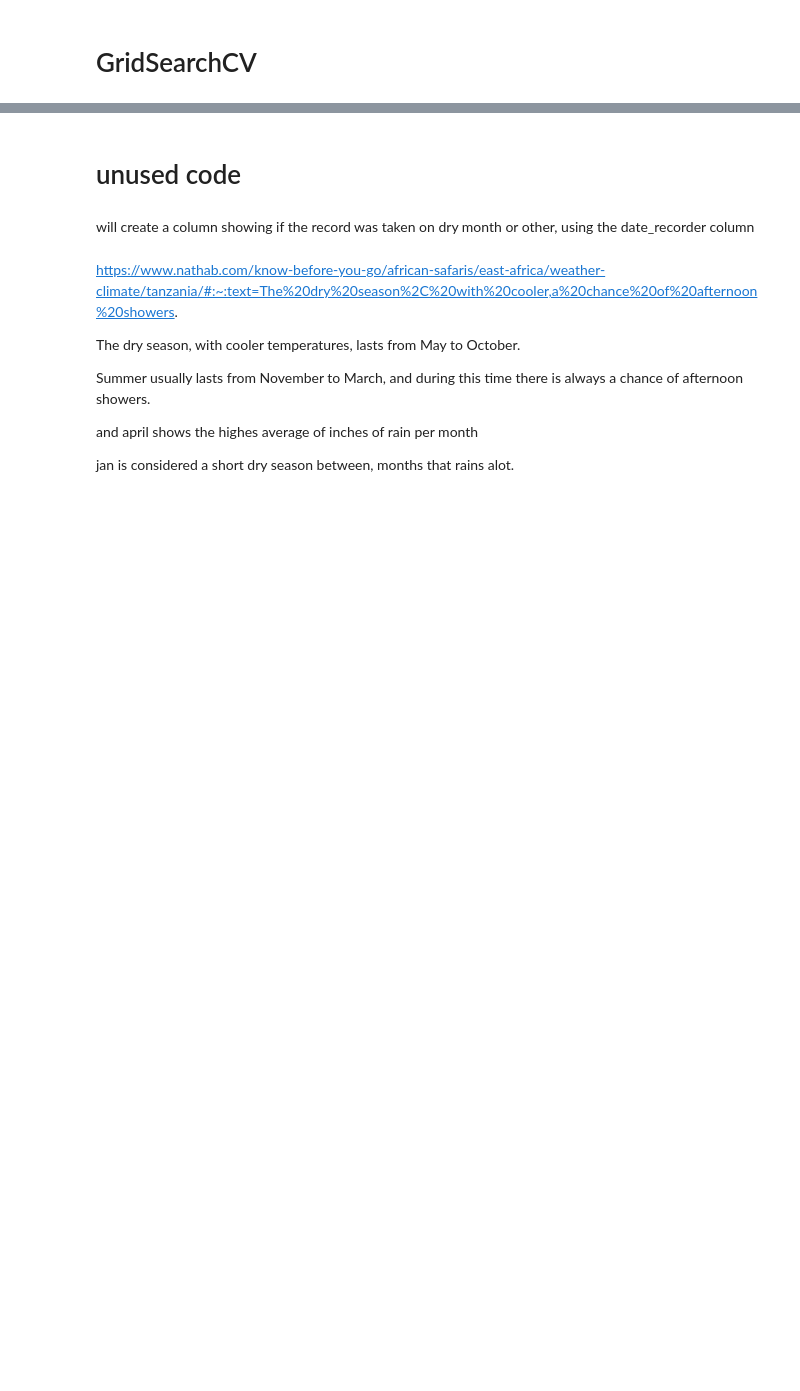
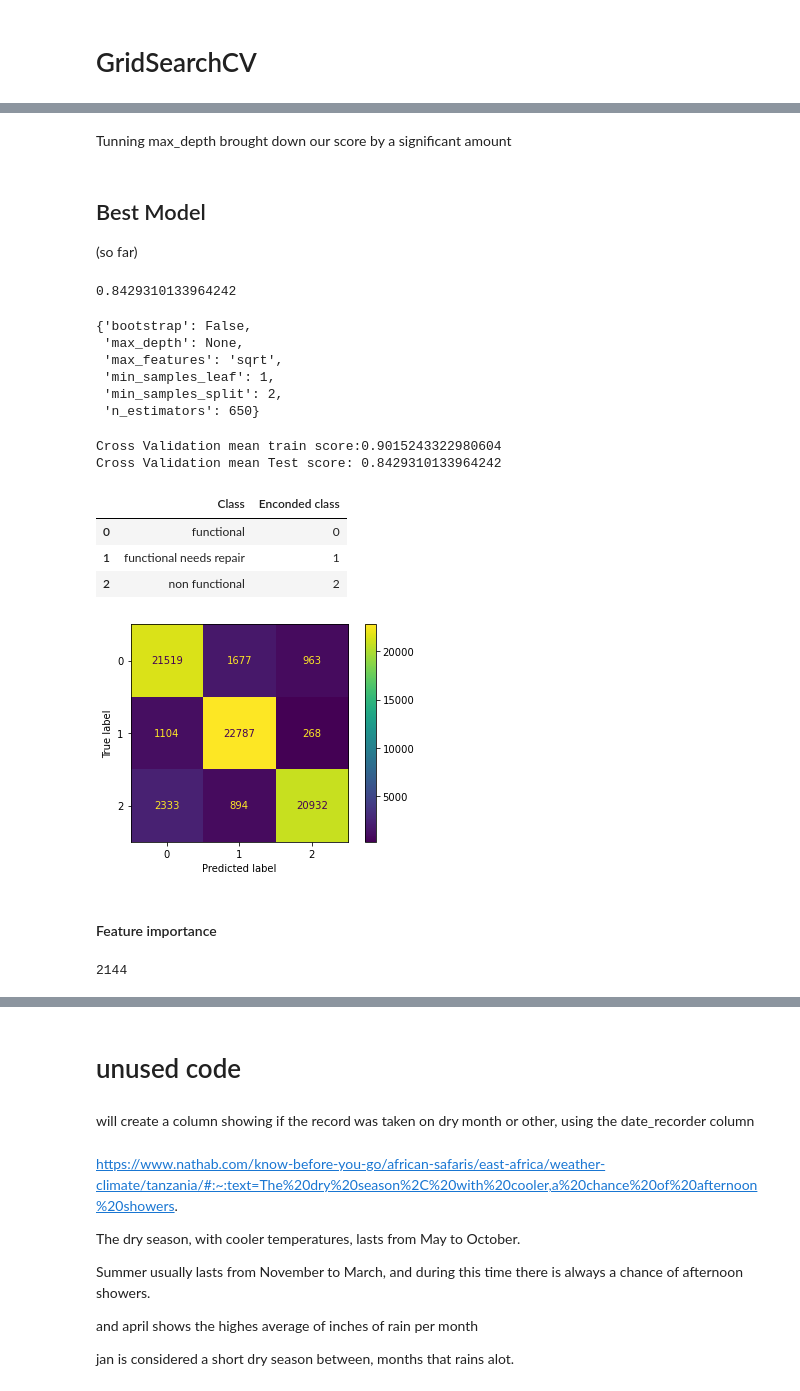
Before and after one commit to RaulCTorres/Tanzanian_Water_Wells, a Jupyter notebook: Scratch_code/Juan_Notebook.ipynb, the cells around one changed output, grey strips where cells are left out. Cells and saved outputs as stored; diff of their text form; code cells hidden in the pictures; blank space fills up the shorter version.

Commit message:
added grid models

```diff
--- a/Scratch_code/Juan_Notebook.ipynb
+++ b/Scratch_code/Juan_Notebook.ipynb
@@ -1012,0 +1279,5 @@ grid_search = GridSearchCV(estimator = rf, param_grid = param_grid,
+# %%
+grid_search6 = GridSearchCV(estimator = RF_cls, param_grid = param_grid6,
+                          cv = 10, n_jobs = -2, verbose = 2, )
+
+grid_search6.fit(X_train_resample, y_train_resample)
@@ -1012,0 +1319,6 @@ grid_search = GridSearchCV(estimator = rf, param_grid = param_grid,
+# %%
+RF_cls4 = RandomForestClassifier(bootstrap=False, max_features='sqrt', n_estimators=650, min_samples_leaf= 1,
+                                 min_samples_split = 2,
+                                 random_state=42, n_jobs=-2)
+
+RF_cls4.fit(X_train_resample, y_train_resample)
@@ -1012,0 +1347,12 @@ grid_search = GridSearchCV(estimator = rf, param_grid = param_grid,
+# %%
+param_grid7 = {'bootstrap': [False],
+              'max_depth': [5, 15],
+              'max_features': ['sqrt'],
+              'min_samples_leaf': [1],
+              'min_samples_split': [2],
+              'n_estimators': [650]}
+# %%
+grid_search7 = GridSearchCV(estimator = RF_cls, param_grid = param_grid7,
+                          cv = 10, n_jobs = -2, verbose = 2)
+
+grid_search7.fit(X_train_resample, y_train_resample)
@@ -1012,0 +1388,49 @@ grid_search = GridSearchCV(estimator = rf, param_grid = param_grid,
+# %% [markdown]
+Tunning max_depth brought down our score by a significant amount
+# %% [markdown]
+## Best Model
+(so far)
+# %%
+Best_model = grid_search6.best_score_
+# %% [output]
+0.8429310133964242
+# %%
+grid_search6.best_params_
+# %% [output]
+{'bootstrap': False,
+ 'max_depth': None,
+ 'max_features': 'sqrt',
+ 'min_samples_leaf': 1,
+ 'min_samples_split': 2,
+ 'n_estimators': 650}
+# %%
+b_train = RF_cv4['train_score'].mean()
+b_test =RF_cv4['test_score'].mean()
+
+print(f'Cross Validation mean train score:{b_train}')
+print(f'Cross Validation mean Test score: {b_test}')
+# %% [output]
+Cross Validation mean train score:0.9015243322980604
+Cross Validation mean Test score: 0.8429310133964242
+# %%
+name = {
+    'Class' : ['functional', 'functional needs repair', 'non functional'],
+    'Enconded class' : [0, 1, 2]}
+class_nm = pd.DataFrame(name)
+class_nm
+# %% [output]
+|  | Class | Enconded class |
+| 0 | functional | 0 |
+| 1 | functional needs repair | 1 |
+| 2 | non functional | 2 |
+# %%
+plot_confusion_matrix(grid_search6, X_train_resample, y_train_resample);
+# %% [output]
+[figure, added]
+# %% [markdown]
+#### Feature importance
+# %%
+feature_importances = grid_search6.best_estimator_[2].feature_importances_
+len(feature_importances)
+# %% [output]
+2144
```
Also changed, not shown: parts of 73 cells of this notebook.
